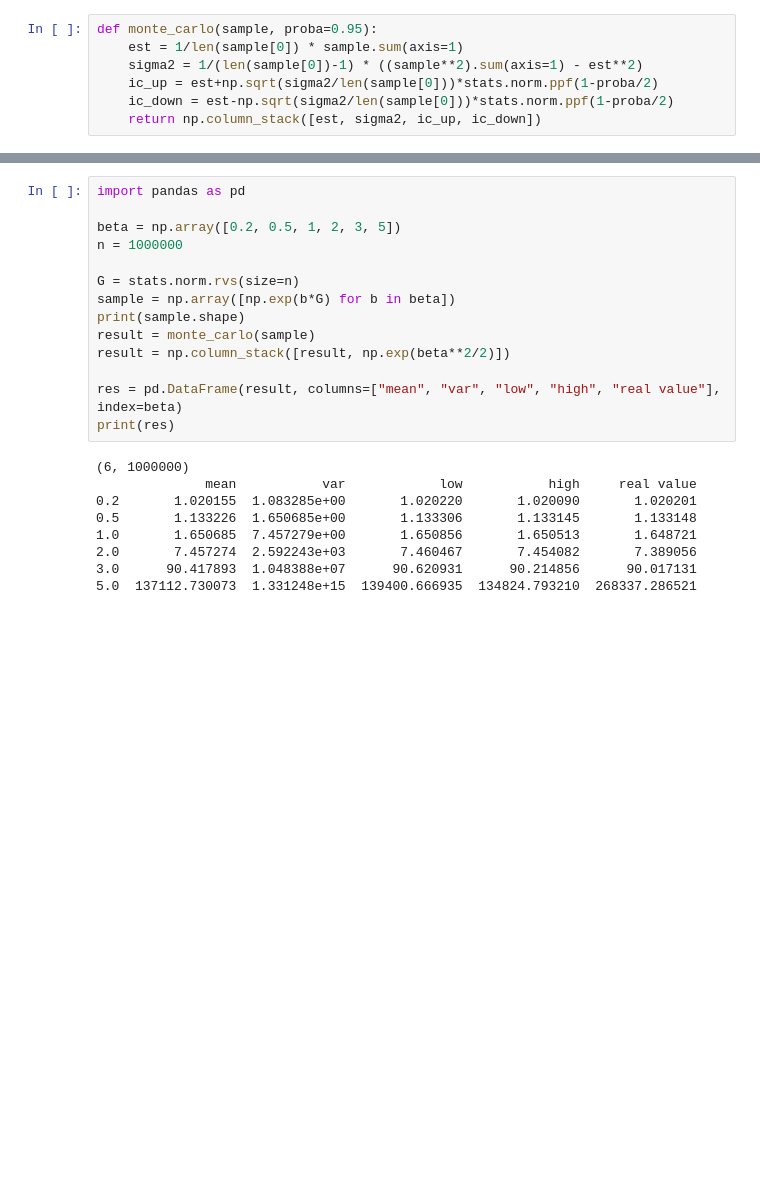
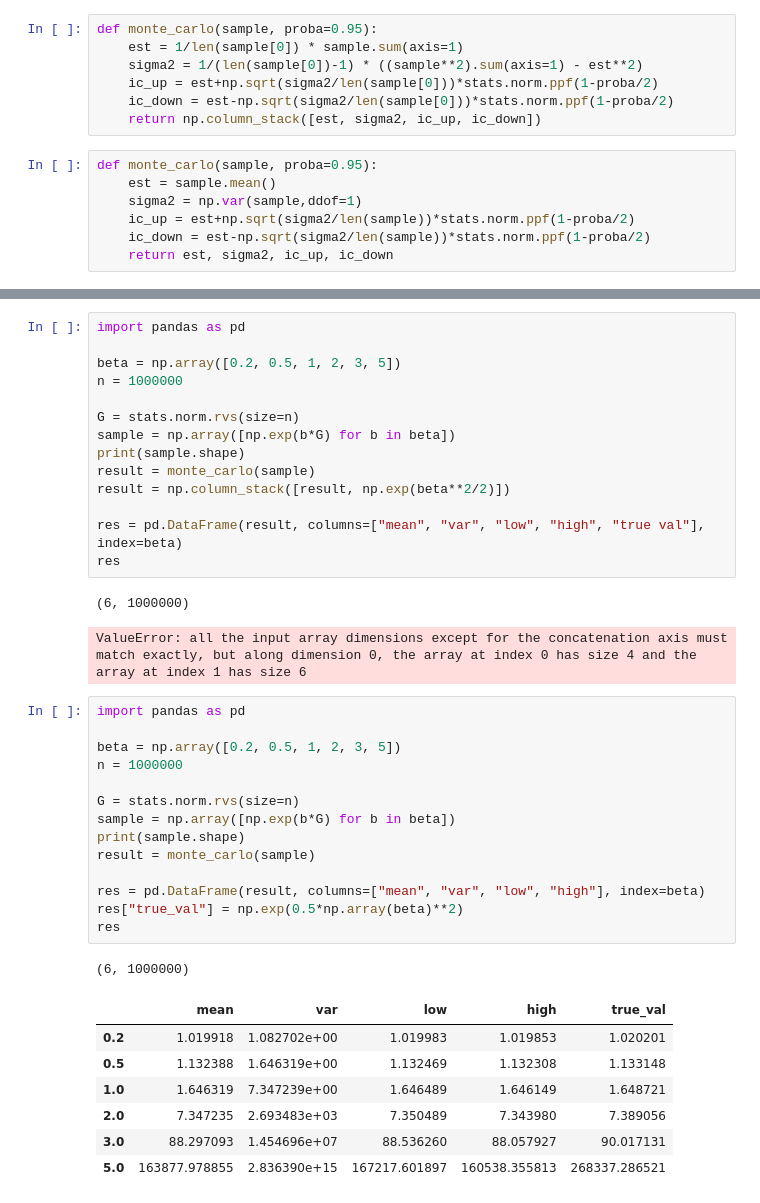
Before and after one commit to PolTibau/Probabilit-s-num-riques, a Jupyter notebook: TP/TP3 Sujet.ipynb, the cells around one changed output, grey strips where cells are left out. Drawn from its saved outputs; the diff is of its cells as text; blank space fills up the shorter version.

```diff
--- a/TP/TP3 Sujet.ipynb
+++ b/TP/TP3 Sujet.ipynb
@@ -85,3 +162,10 @@ def monte_carlo(sample, proba=0.95):
     ic_up = est+np.sqrt(sigma2/len(sample[0]))*stats.norm.ppf(1-proba/2)
     ic_down = est-np.sqrt(sigma2/len(sample[0]))*stats.norm.ppf(1-proba/2)
     return np.column_stack([est, sigma2, ic_up, ic_down])
+# %%
+def monte_carlo(sample, proba=0.95):
+    est = sample.mean()
+    sigma2 = np.var(sample,ddof=1)
+    ic_up = est+np.sqrt(sigma2/len(sample))*stats.norm.ppf(1-proba/2)
+    ic_down = est-np.sqrt(sigma2/len(sample))*stats.norm.ppf(1-proba/2)
+    return est, sigma2, ic_up, ic_down
@@ -97,14 +192,31 @@ print(sample.shape)
 result = monte_carlo(sample)
 result = np.column_stack([result, np.exp(beta**2/2)])
 
-res = pd.DataFrame(result, columns=["mean", "var", "low", "high", "real value"], index=beta)
-print(res)
+res = pd.DataFrame(result, columns=["mean", "var", "low", "high", "true val"], index=beta)
+res
 # %% [output]
 (6, 1000000)
-              mean           var            low           high     real value
-0.2       1.020155  1.083285e+00       1.020220       1.020090       1.020201
-0.5       1.133226  1.650685e+00       1.133306       1.133145       1.133148
-1.0       1.650685  7.457279e+00       1.650856       1.650513       1.648721
-2.0       7.457274  2.592243e+03       7.460467       7.454082       7.389056
-3.0      90.417893  1.048388e+07      90.620931      90.214856      90.017131
-5.0  137112.730073  1.331248e+15  139400.666935  134824.793210  268337.286521
+ValueError: all the input array dimensions except for the concatenation axis must match exactly, but along dimension 0, the array at index 0 has size 4 and the array at index 1 has size 6
+# %%
+import pandas as pd
+
+beta = np.array([0.2, 0.5, 1, 2, 3, 5])
+n = 1000000
+
+G = stats.norm.rvs(size=n)
+sample = np.array([np.exp(b*G) for b in beta])
+print(sample.shape)
+result = monte_carlo(sample)
+
+res = pd.DataFrame(result, columns=["mean", "var", "low", "high"], index=beta)
+res["true_val"] = np.exp(0.5*np.array(beta)**2)
+res
+# %% [output]
+(6, 1000000)
+|  | mean | var | low | high | true_val |
+| 0.2 | 1.019918 | 1.082702e+00 | 1.019983 | 1.019853 | 1.020201 |
+| 0.5 | 1.132388 | 1.646319e+00 | 1.132469 | 1.132308 | 1.133148 |
+| 1.0 | 1.646319 | 7.347239e+00 | 1.646489 | 1.646149 | 1.648721 |
+| 2.0 | 7.347235 | 2.693483e+03 | 7.350489 | 7.343980 | 7.389056 |
+| 3.0 | 88.297093 | 1.454696e+07 | 88.536260 | 88.057927 | 90.017131 |
+| 5.0 | 163877.978855 | 2.836390e+15 | 167217.601897 | 160538.355813 | 268337.286521 |
```
Also changed, not shown: parts of 29 cells of this notebook.
